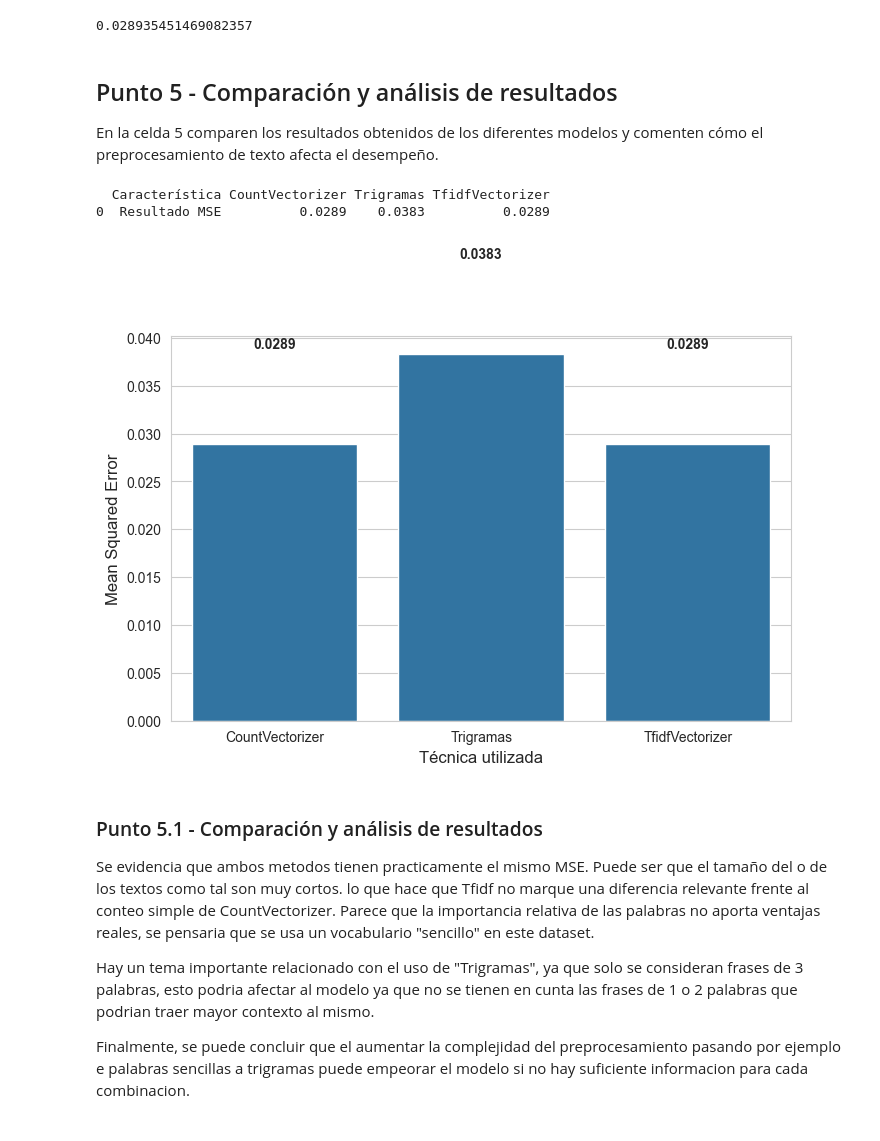
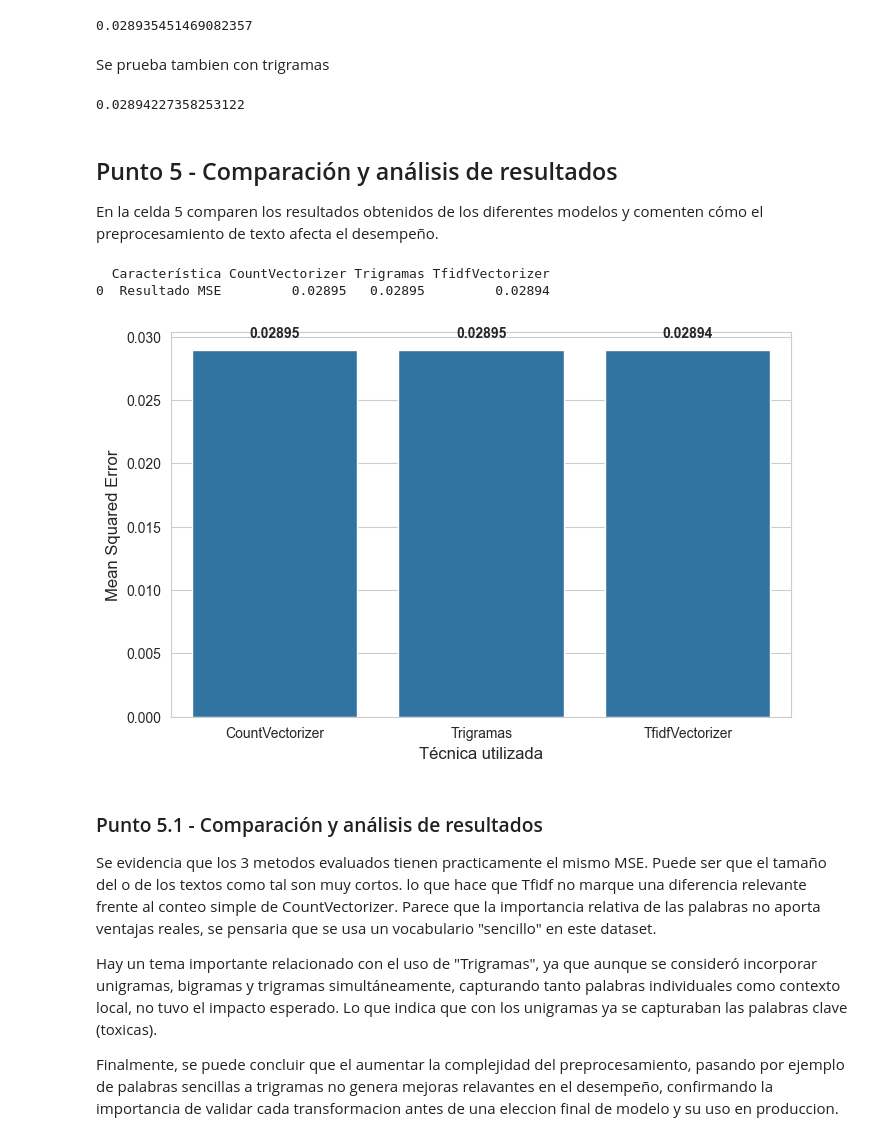
Before and after one commit to johnjmeneses/MIAD_ML_NLP_2026, a Jupyter notebook: Semana 4/TallerS4-G13.ipynb, the cells around one changed output. Drawn from its saved outputs; the diff is of its cells as text; code cells hidden in the pictures.

```diff
--- a/Semana 4/TallerS4-G13.ipynb
+++ b/Semana 4/TallerS4-G13.ipynb
@@ -139,3 +139,22 @@ mse = mean_squared_error(y_test, prediccionRFB)
 mse
 # %% [output]
 0.038307221190785716
+# %%
+vect_B = CountVectorizer(
+    ngram_range=(1, 3),
+    max_features=50000
+
+)
+X_trainB = vect_B.fit_transform(X_train)
+X_testB = vect_B.transform(X_test)
+# %%
+clfRFB = RandomForestRegressor(
+    n_estimators=50,
+    max_depth=15,
+    n_jobs=-1,
+    random_state=0
+)
+clfRFB.fit(X_trainB,y_train)
+prediccionRFB=clfRFB.predict(X_testB)
+mse_tr = mean_squared_error(y_test, prediccionRFB)
+mse_tr
@@ -201,3 +222,5 @@ mse_TFIDF = mean_squared_error(y_test, prediccionRF_TFIDF)
 mse_TFIDF
 # %% [output]
 0.028935451469082357
+# %% [markdown]
+Se prueba tambien con trigramas
@@ -204,3 +245,9 @@ mse_TFIDF
+# %%
+from sklearn.metrics import mean_squared_error
+mse_TFIDF2 = mean_squared_error(y_test, prediccionRF_TFIDF)
+mse_TFIDF2
+# %% [output]
+0.02894227358253122
 # %% [markdown]
 ## Punto 5 - Comparación y análisis de resultados
 
@@ -208,44 +255,44 @@ En la celda 5 comparen los resultados obtenidos de los diferentes modelos y come
 # %%
 # Celda 5 Código para graficos y tablas comparativas
 tabla_comparativa = {
     "Característica": ["Resultado MSE"],
-    "CountVectorizer": [f"{mse1:.4f}"],
-    "Trigramas": [f"{mse:.4f}"],
-    "TfidfVectorizer": [f"{mse_TFIDF:.4f}"]
+    "CountVectorizer": [f"{mse1:.5f}"],
+    "Trigramas": [f"{mse_tr:.5f}"],
+    "TfidfVectorizer": [f"{mse_TFIDF:.5f}"]
 }
 # Creamos el DataFrame
 tabla = pd.DataFrame(tabla_comparativa)
 print(tabla)
 
 #Visualizacion
 import matplotlib.pyplot as plt
 import seaborn as sns
 # Configuración de estilo
 plt.figure(figsize=(8, 5))
 sns.set_style("whitegrid")
 
 metodos = ['CountVectorizer', 'Trigramas', 'TfidfVectorizer']
-valores_mse = [mse1, mse, mse_TFIDF]
+valores_mse = [mse1, mse_tr, mse_TFIDF]
 
 grafico = sns.barplot(x=metodos, y=valores_mse)
 
 plt.ylabel('Mean Squared Error', fontsize=12)
 plt.xlabel('Técnica utilizada', fontsize=12)
 
 # Mostrar los valores encima de las barras
 for i, v in enumerate(valores_mse):
-    grafico.text(i, v + 0.01, f'{v:.4f}', ha='center', fontweight='bold')
+    grafico.text(i, v + 0.001, f'{v:.5f}', ha='center', fontweight='bold')
 
 plt.show()
 # %% [output]
   Característica CountVectorizer Trigramas TfidfVectorizer
-0  Resultado MSE          0.0289    0.0383          0.0289
+0  Resultado MSE         0.02895   0.02895         0.02894
-[figure, old version]
+[figure, new version]
 # %% [markdown]
 ### Punto 5.1 - Comparación y análisis de resultados
 
-Se evidencia que ambos metodos tienen practicamente el mismo MSE. Puede ser que el tamaño del o de los textos como tal son muy cortos. lo que hace que Tfidf no marque una diferencia relevante frente al conteo simple de CountVectorizer. Parece que la importancia relativa de las palabras no aporta ventajas reales, se pensaria que se usa un vocabulario "sencillo" en este dataset.
+Se evidencia que los 3 metodos evaluados tienen practicamente el mismo MSE. Puede ser que el tamaño del o de los textos como tal son muy cortos. lo que hace que Tfidf no marque una diferencia relevante frente al conteo simple de CountVectorizer. Parece que la importancia relativa de las palabras no aporta ventajas reales, se pensaria que se usa un vocabulario "sencillo" en este dataset.
 
-Hay un tema importante relacionado con el uso de "Trigramas", ya que solo se consideran frases de 3 palabras, esto podria afectar al modelo ya que no se tienen en cunta las frases de 1 o 2 palabras que podrian traer mayor contexto al mismo.
+Hay un tema importante relacionado con el uso de "Trigramas", ya que aunque se consideró incorporar unigramas, bigramas y trigramas simultáneamente, capturando tanto palabras individuales como contexto local, no tuvo el impacto esperado. Lo que indica que con los unigramas ya se capturaban las palabras clave (toxicas).
 
-Finalmente, se puede concluir que el aumentar la complejidad del preprocesamiento pasando por ejemplo e palabras sencillas a trigramas puede empeorar el modelo si no hay suficiente informacion para cada combinacion.
+Finalmente, se puede concluir que el aumentar la complejidad del preprocesamiento, pasando por ejemplo de palabras sencillas a trigramas no genera mejoras relavantes en el desempeño, confirmando la importancia de validar cada transformacion antes de una eleccion final de modelo y su uso en produccion.
```
Also changed, not shown: parts of 3 cells of this notebook.
